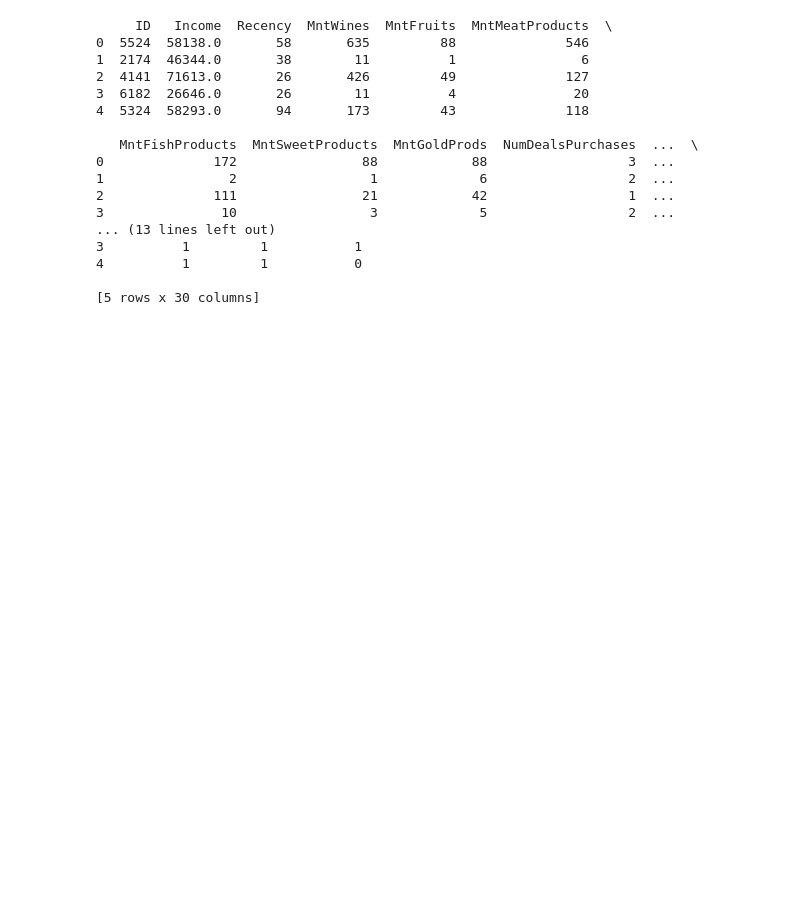
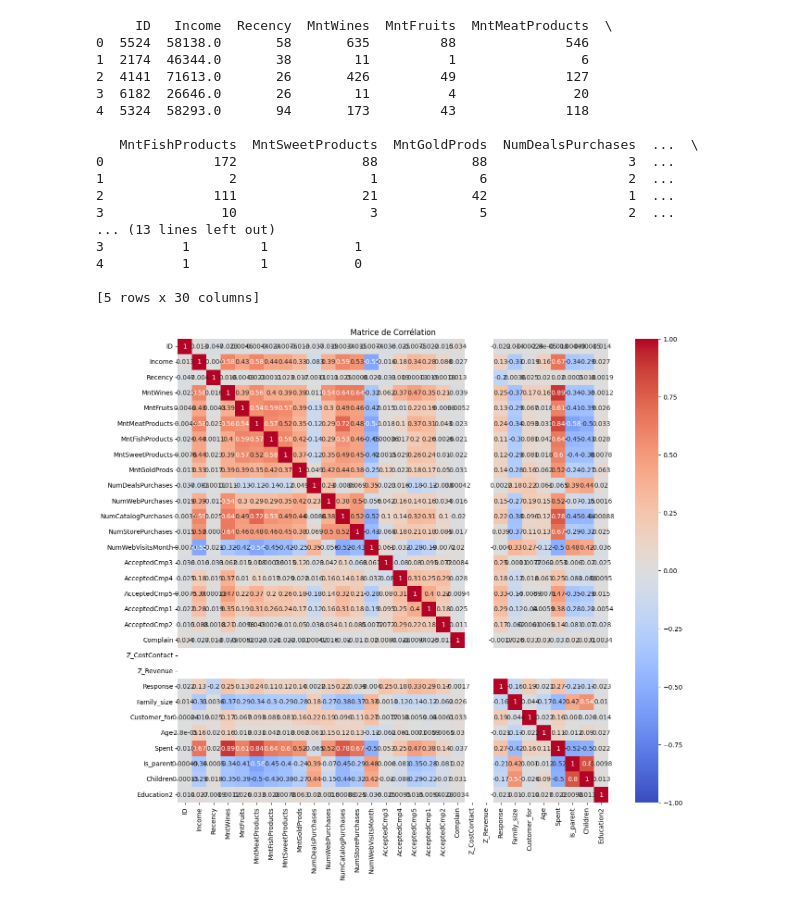
Before and after one commit to MattisFernandez/Rush05, a Jupyter notebook: Notebook.ipynb, the cells around one changed output. Saved outputs shown, nothing was run; the diff lists cells and outputs as text; code cells hidden in the pictures; blank space fills up the shorter version.

Commit message:
feat(app) LA HEATMAP

```diff
--- a/Notebook.ipynb
+++ b/Notebook.ipynb
@@ -80,6 +80,13 @@ print(data_encoded.head(5))
 # %%
 # Calcul de la matrice de corrélation pour le dataframe encodé
 corr_matrix_encoded = data_encoded.corr()
 
 #Remplacement NaN par 0
 data_encoded = data_encoded.fillna(0)
+
+plt.figure(figsize=(15, 13))
+sns.heatmap(corr_matrix_encoded, annot=True, cmap="coolwarm", vmin=-1, vmax=1)
+plt.title("Matrice de Corrélation")
+plt.show()
+# %% [output]
+[figure, added]
```
